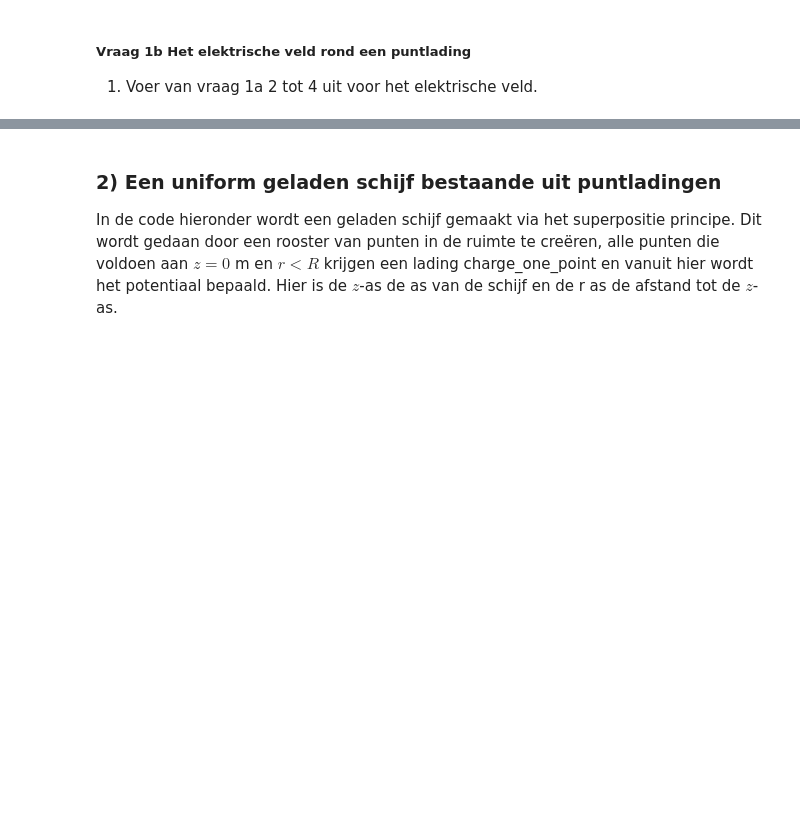
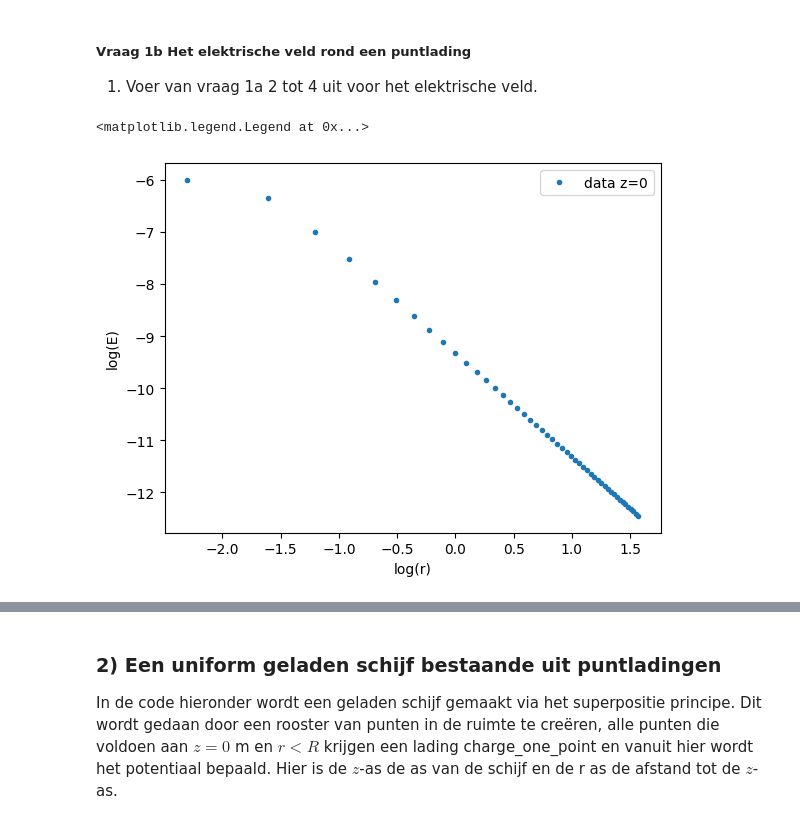
Before and after one commit to BrunoSchouten/Bruno-DEF, a Jupyter notebook: DigitaleOntwerpopdrachten/1CondensatorOpdracht/CondensatorOntwerpopdracht.ipynb, the cells around one changed output, grey strips where cells are left out. Saved outputs shown, nothing was run; the diff lists cells and outputs as text; code cells hidden in the pictures; blank space fills up the shorter version.

```diff
--- a/DigitaleOntwerpopdrachten/1CondensatorOpdracht/CondensatorOntwerpopdracht.ipynb
+++ b/DigitaleOntwerpopdrachten/1CondensatorOpdracht/CondensatorOntwerpopdracht.ipynb
@@ -94,6 +145,17 @@ plot_results_pt_charge_at_origin(Ez, Er, normE, V, r, z, grid_step)
 ##### Vraag 1b Het elektrische veld rond een puntlading
 1. Voer van vraag 1a 2 tot 4 uit voor het elektrische veld.
 # %%
-###
-###Hier jouw code###
-###
+#2
+Er_z0 = Er[z0_idx,:] # alle waardes waar z=0
+
+#vanaf 1, anders error met delen door 0
+log_r = np.log(r[1:-1])  #
+log_E = np.log(np.abs(Er_z0[:])) #absolute waarde, log kan niet van een negatief getal
+
+plt.plot(log_r, log_E, '.',label='data z=0')
+plt.xlabel('log(r)')
+plt.ylabel('log(E)')
+plt.legend()
+# %% [output]
+<matplotlib.legend.Legend at 0x...>
+[figure, added]
```
Also changed, not shown: parts of 6 cells of this notebook.
